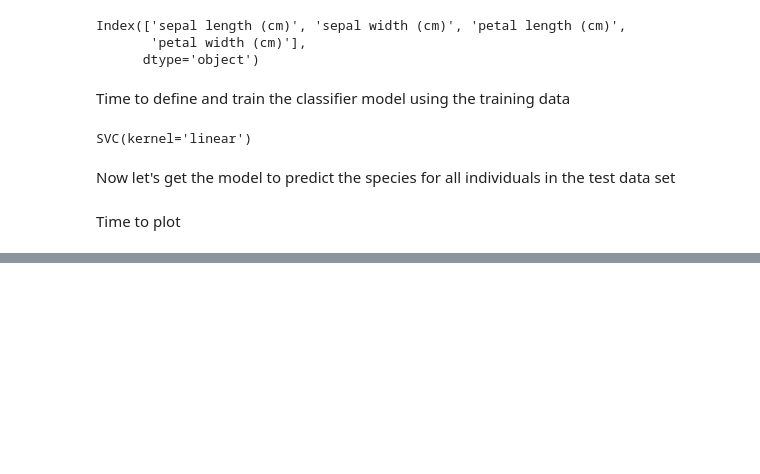
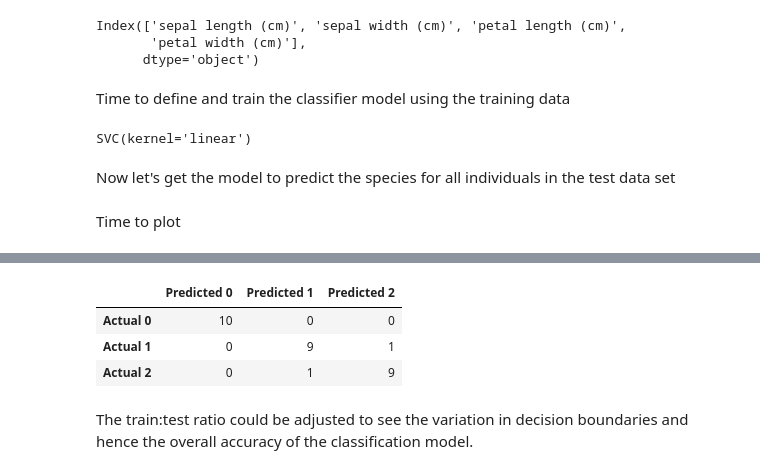
Before and after one commit to srikrishnaa97/jupyter-notebooks, a Jupyter notebook: Supervised Classification with IRIS data set.ipynb, the cells around one changed output, grey strips where cells are left out. Cells and saved outputs as stored; diff of their text form; code cells hidden in the pictures; blank space fills up the shorter version.

```diff
--- a/Supervised Classification with IRIS data set.ipynb
+++ b/Supervised Classification with IRIS data set.ipynb
@@ -403,0 +378,29 @@ Name: Marginal Accuracy, dtype: float64
+# %%
+model_table = pd.DataFrame(index=['Actual 0','Actual 1','Actual 2'],
+                          columns=['Predicted 0','Predicted 1','Predicted 2'],
+                          data=[
+                              [
+                                  temp[(temp['actual']==0)&(temp['predictions']==0)].count().iloc[0],
+                                  temp[(temp['actual']==0)&(temp['predictions']==1)].count().iloc[0],
+                                  temp[(temp['actual']==0)&(temp['predictions']==2)].count().iloc[0]
+                              ],
+                              [
+                                  temp[(temp['actual']==1)&(temp['predictions']==0)].count().iloc[0],
+                                  temp[(temp['actual']==1)&(temp['predictions']==1)].count().iloc[0],
+                                  temp[(temp['actual']==1)&(temp['predictions']==2)].count().iloc[0],
+                              ],
+                              [
+                                  temp[(temp['actual']==2)&(temp['predictions']==0)].count().iloc[0],
+                                  temp[(temp['actual']==2)&(temp['predictions']==1)].count().iloc[0],
+                                  temp[(temp['actual']==2)&(temp['predictions']==2)].count().iloc[0]
+                              ]
+                          ]
+                        )
+model_table
+# %% [output]
+|  | Predicted 0 | Predicted 1 | Predicted 2 |
+| Actual 0 | 10 | 0 | 0 |
+| Actual 1 | 0 | 9 | 1 |
+| Actual 2 | 0 | 1 | 9 |
+# %% [markdown]
+The train:test ratio could be adjusted to see the variation in decision boundaries and hence the overall accuracy of the classification model.
```
Also changed, not shown: parts of 14 cells of this notebook.
